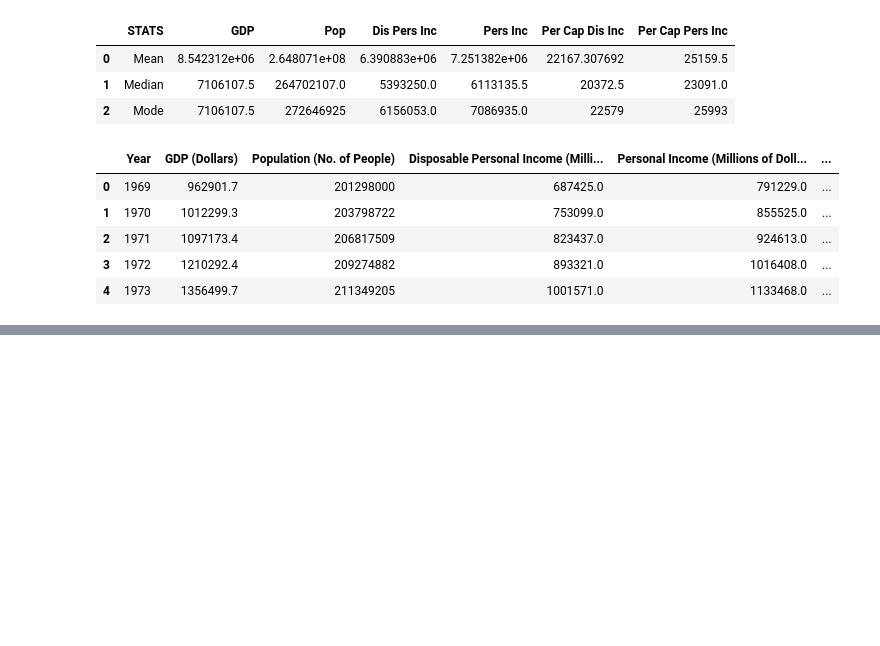
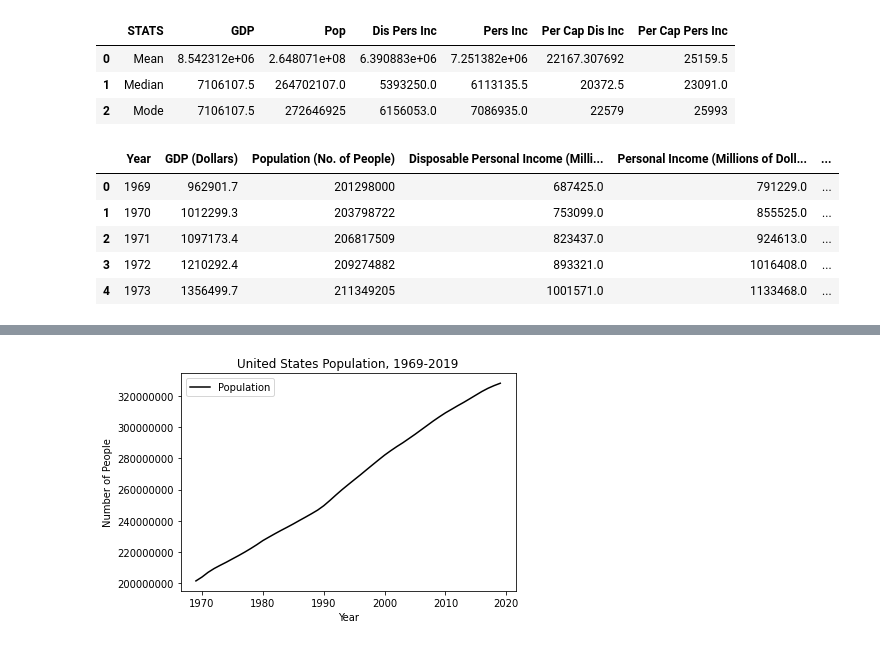
Before and after one commit to brittanijoi94/project-1, a Jupyter notebook: visuals.ipynb, the cells around one changed output, grey strips where cells are left out. Saved outputs shown, nothing was run; the diff lists cells and outputs as text; code cells hidden in the pictures; blank space fills up the shorter version.

```diff
--- a/visuals.ipynb
+++ b/visuals.ipynb
@@ -286,0 +302,10 @@ plt.show()
+# %%
+pop_line=gdp_income_df.plot('Year', 'Population (No. of People)', color="black", label="Population")
+plt.title("United States Population, 1969-2019")
+plt.xlabel("Year")
+plt.ylabel("Number of People")
+plt.ticklabel_format(style = 'plain')
+plt.savefig("Figure6.png")
+plt.show()
+# %% [output]
+[figure, added]
```
Also changed, not shown: parts of 6 cells of this notebook, 6 other files.
